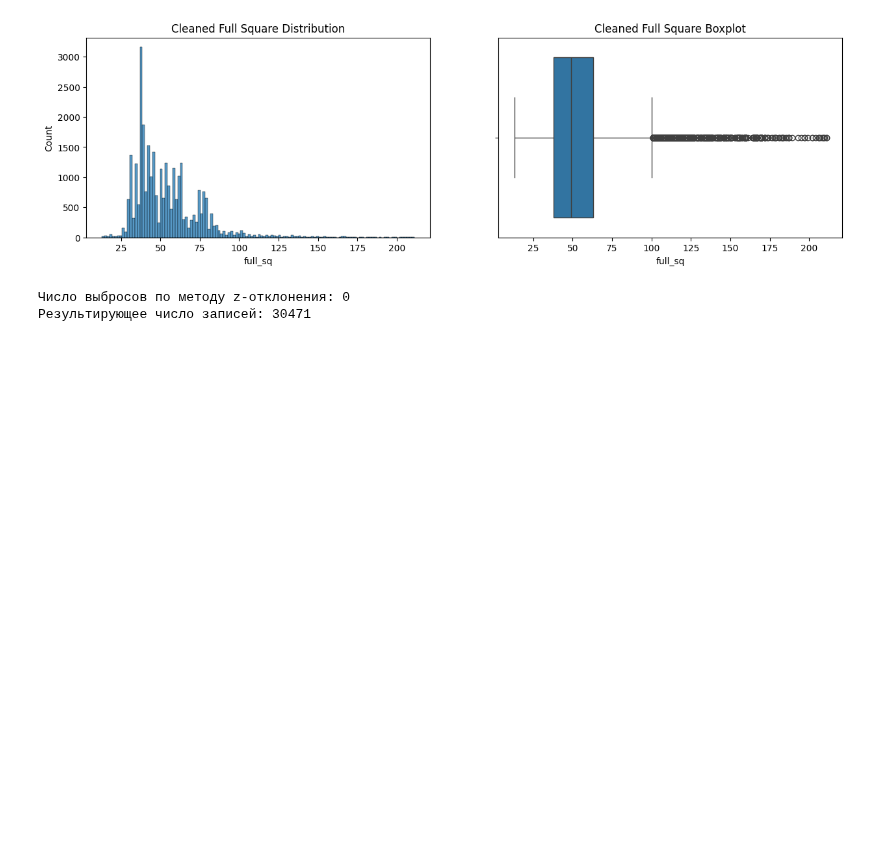
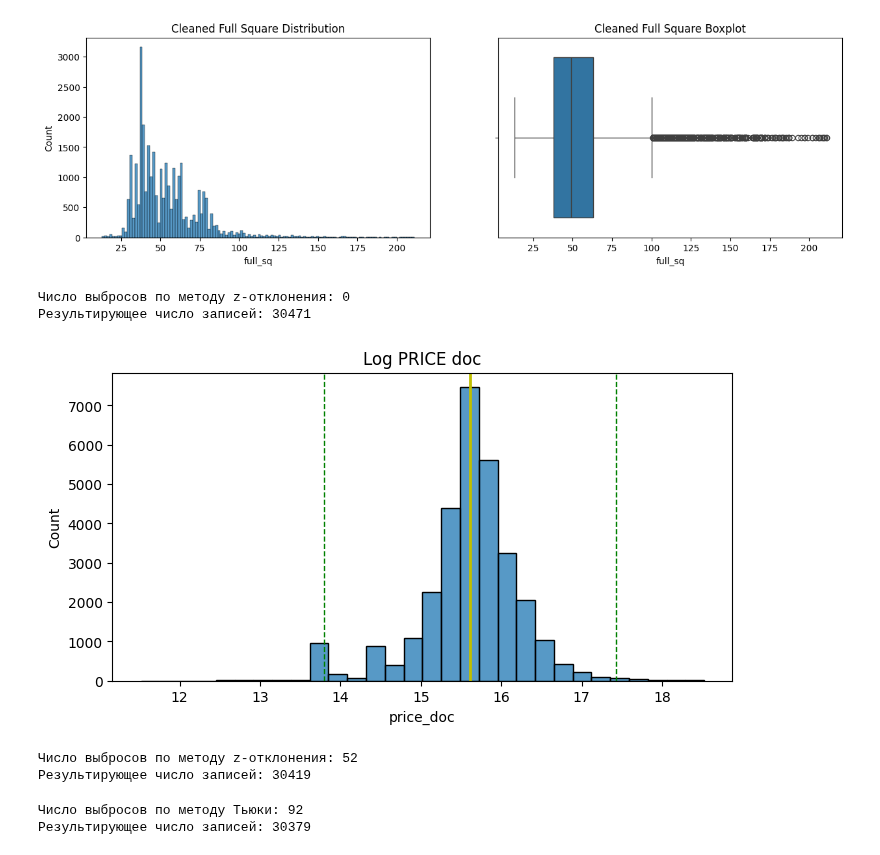
Before and after one commit to Ryba4koff/SkillFactore_DataScience, a Jupyter notebook: PYTHON-14. Очистка данных/Очистка данных.ipynb, the cells around one changed output. Cells and saved outputs as stored; diff of their text form; code cells hidden in the pictures; blank space fills up the shorter version.

```diff
--- a/PYTHON-14. Очистка данных/Очистка данных.ipynb
+++ b/PYTHON-14. Очистка данных/Очистка данных.ipynb
@@ -464,3 +464,41 @@ print(f'Результирующее число записей: {cleaned.shape[0
 # %% [output]
 Число выбросов по методу z-отклонения: 0
 Результирующее число записей: 30471
+# %%
+fig, ax = plt.subplots(1, 1, figsize=(8, 4))
+log_price_doc = np.log(sber_data['price_doc']+1)
+histplot = sns.histplot(log_price_doc, bins=30, ax=ax)
+histplot.axvline(log_price_doc.mean(), color='y', lw=2)
+histplot.axvline(log_price_doc.mean() + 3 * log_price_doc.std(), color='g', ls='--', lw=1)
+histplot.axvline(log_price_doc.mean() - 3 * log_price_doc.std(), color='g', ls='--', lw=1)
+histplot.set_title('Log PRICE doc');
+# %% [output]
+[figure, added]
+# %%
+outliers, cleaned = outliers_z_score_mod(sber_data, 'price_doc', log_scale=True, left=3.7, right=3.7)
+print(f'Число выбросов по методу z-отклонения: {outliers.shape[0]}')
+print(f'Результирующее число записей: {cleaned.shape[0]}')
+# %% [output]
+Число выбросов по методу z-отклонения: 52
+Результирующее число записей: 30419
+# %%
+def outliers_iqr_mod(data, feature, left=1.5, right=1.5, log_scale=False):
+    if log_scale==True:
+        x = np.log(data[feature])
+    else:
+        x = data[feature]
+
+    quartile_1, quartile_3 = x.quantile(0.25), x.quantile(0.75),
+    iqr = quartile_3 - quartile_1
+    lower_bound = quartile_1 - (iqr * left)
+    upper_bound = quartile_3 + (iqr * right)
+    outliers = data[(x < lower_bound) | (x > upper_bound)]
+    cleaned = data[(x >= lower_bound) & (x <= upper_bound)]
+    return outliers, cleaned
+
+outliers, cleaned = outliers_iqr_mod(sber_data, 'price_doc', left=3, right=3, log_scale=True)
+print(f'Число выбросов по методу Тьюки: {outliers.shape[0]}')
+print(f'Результирующее число записей: {cleaned.shape[0]}')
+# %% [output]
+Число выбросов по методу Тьюки: 92
+Результирующее число записей: 30379
```
